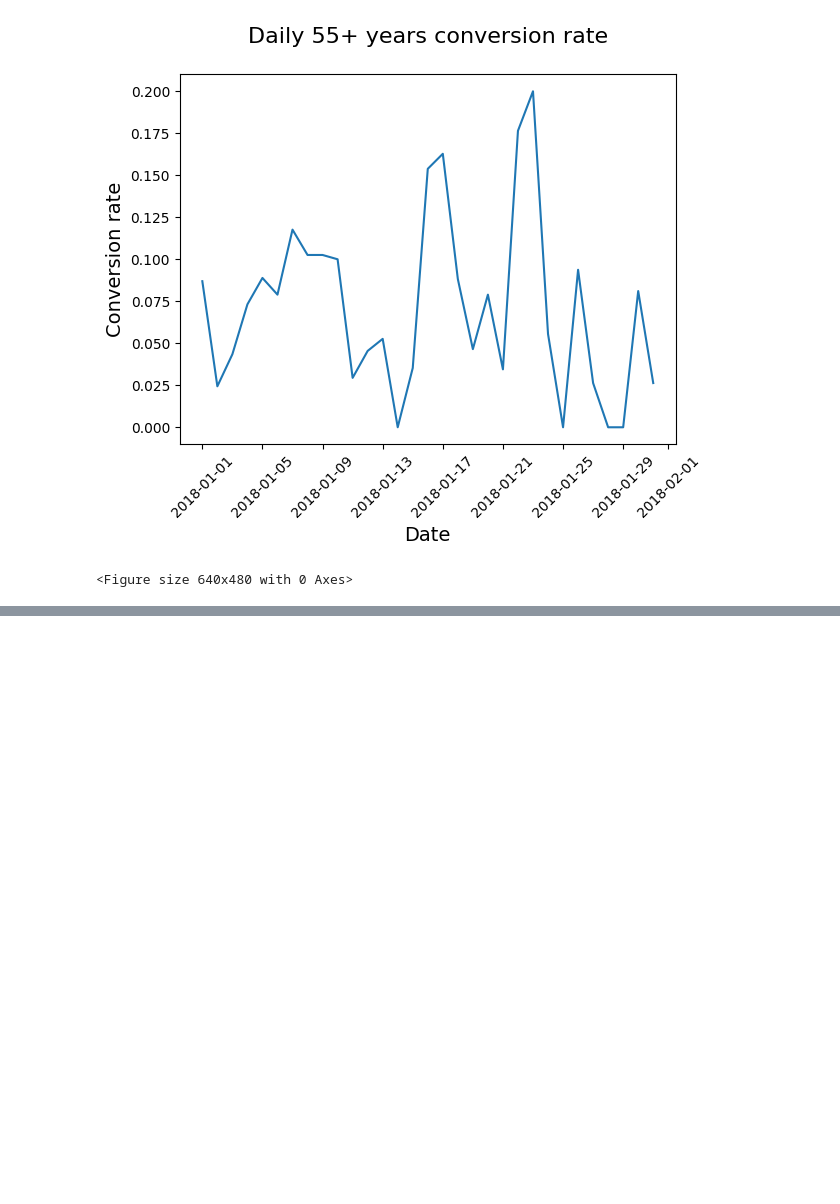
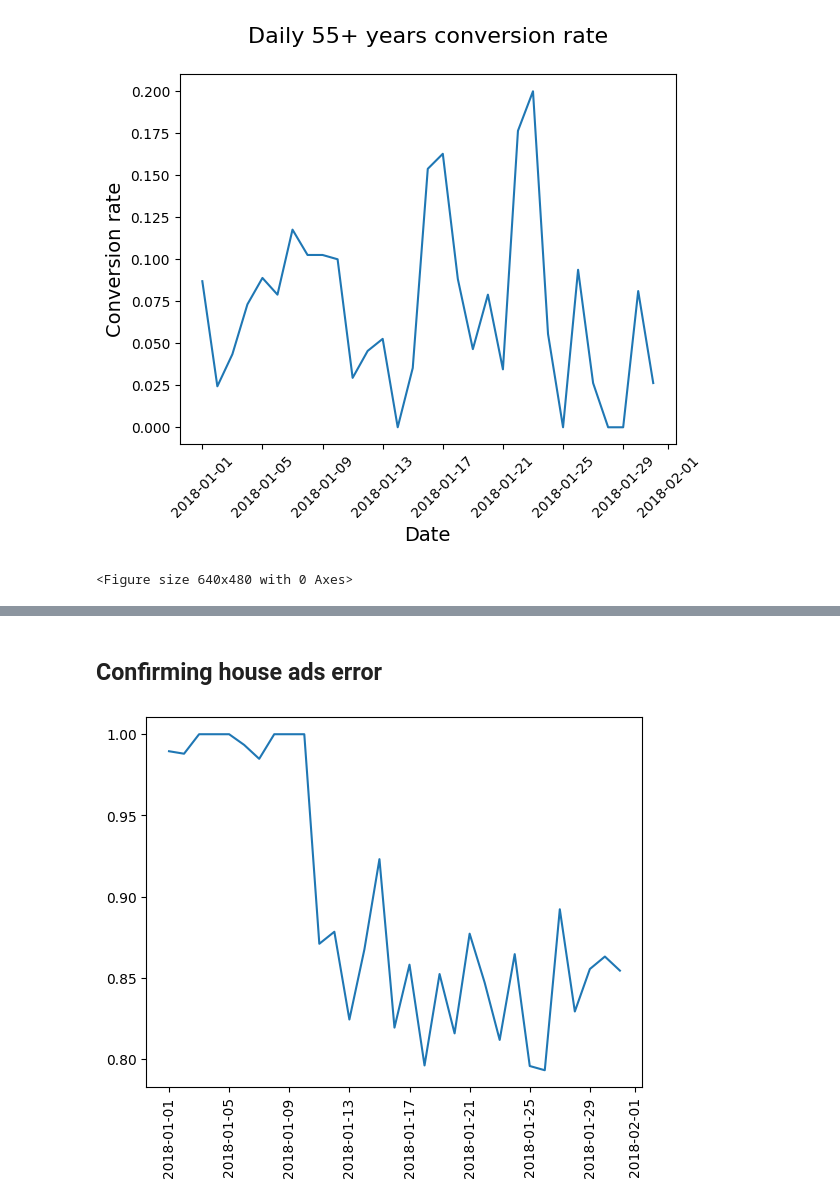
Before and after one commit to shannontorcato/analyzing-marketing-campaign, a Jupyter notebook: main.ipynb, the cells around one changed output, grey strips where cells are left out. Saved outputs shown, nothing was run; the diff lists cells and outputs as text; code cells hidden in the pictures; blank space fills up the shorter version.

```diff
--- a/main.ipynb
+++ b/main.ipynb
@@ -388,0 +456,15 @@ plotting_conv(age_group_df)
+# %%
+# Add the new column is_correct_lang
+house_ads['is_correct_lang'] = np.where(
+    house_ads['language_displayed'] == house_ads['language_preferred'],
+    'Yes',
+    'No')
+
+# Groupby date_served and correct_language
+language_check = house_ads.groupby(['date_served', 'is_correct_lang'])['date_served'].count()
+
+# Unstack language_check and fill missing values with 0's
+language_check_df = pd.DataFrame(language_check.unstack(level=1)).fillna(0)
+
+# Print results
+print(language_check_df)
@@ -388,0 +489,12 @@ plotting_conv(age_group_df)
+# %% [markdown]
+## Confirming house ads error
+# %%
+# Divide the count where language is correct by the row sum
+language_check_df['pct'] = language_check_df['Yes']/language_check_df.sum(axis=1)
+
+# Plot and show your results
+plt.plot(language_check_df.index.values, language_check_df['pct'])
+plt.xticks(rotation = 90)
+plt.show()
+# %% [output]
+[figure, added]
```
Also changed, not shown: parts of 21 cells of this notebook.
